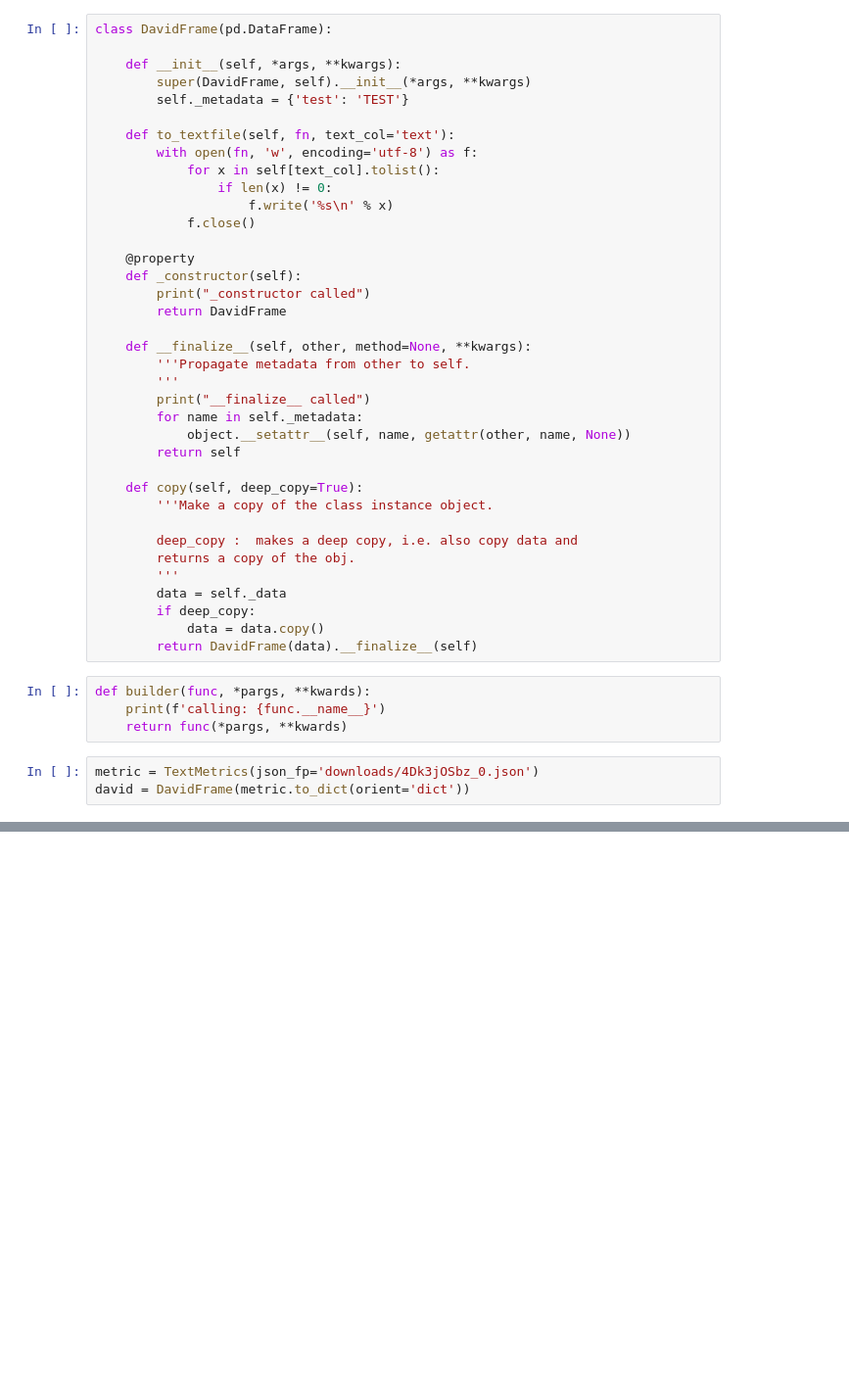
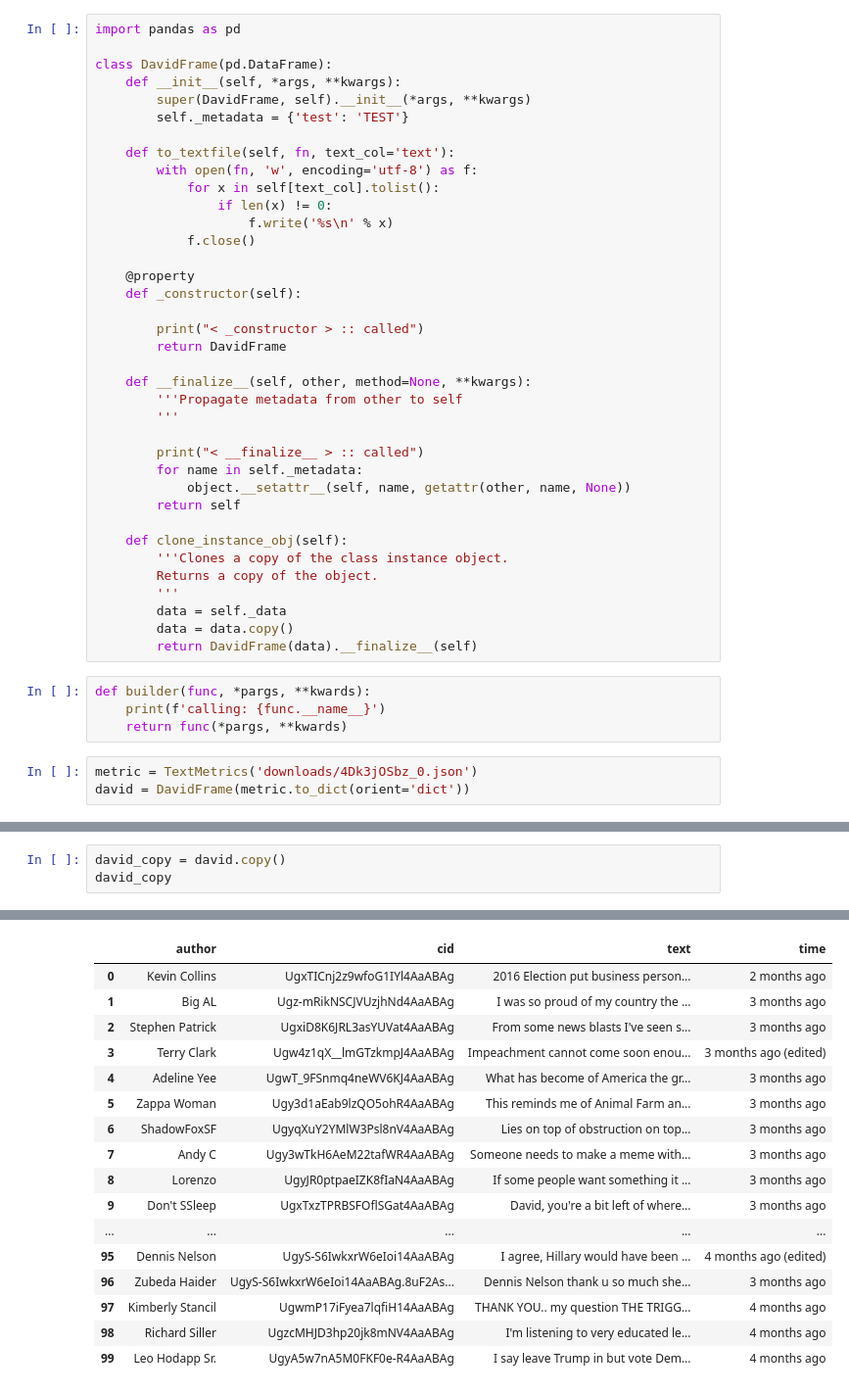
Before and after one commit to amoux/david, a Jupyter notebook: notebooks/prototyping-dataframe-classes-methods.ipynb, the cells around one changed output, grey strips where cells are left out. Shown at 98% size. Drawn from its saved outputs; the diff is of its cells as text; blank space fills up the shorter version.

```diff
--- a/notebooks/prototyping-dataframe-classes-methods.ipynb
+++ b/notebooks/prototyping-dataframe-classes-methods.ipynb
@@ -110,8 +93,9 @@ class DFClassGenerator:
 #source_code = DFClassGenerator.generate_class(metric, 'CommentsFrame')
 #print(source_code)
 # %%
+import pandas as pd
+
 class DavidFrame(pd.DataFrame):
-
     def __init__(self, *args, **kwargs):
         super(DavidFrame, self).__init__(*args, **kwargs)
         self._metadata = {'test': 'TEST'}
@@ -125,31 +109,30 @@ class DavidFrame(pd.DataFrame):
 
     @property
     def _constructor(self):
-        print("_constructor called")
+
+        print("< _constructor > :: called")
         return DavidFrame
 
     def __finalize__(self, other, method=None, **kwargs):
-        '''Propagate metadata from other to self.
+        '''Propagate metadata from other to self
         '''
-        print("__finalize__ called")
+
+        print("< __finalize__ > :: called")
         for name in self._metadata:
             object.__setattr__(self, name, getattr(other, name, None))
         return self
 
-    def copy(self, deep_copy=True):
-        '''Make a copy of the class instance object.
-
-        deep_copy :  makes a deep copy, i.e. also copy data and
-        returns a copy of the obj.
+    def clone_instance_obj(self):
+        '''Clones a copy of the class instance object.
+        Returns a copy of the object.
         '''
         data = self._data
-        if deep_copy:
-            data = data.copy()
+        data = data.copy()
         return DavidFrame(data).__finalize__(self)
 # %%
 def builder(func, *pargs, **kwards):
     print(f'calling: {func.__name__}')
     return func(*pargs, **kwards)
 # %%
-metric = TextMetrics(json_fp='downloads/4Dk3jOSbz_0.json')
+metric = TextMetrics('downloads/4Dk3jOSbz_0.json')
 david = DavidFrame(metric.to_dict(orient='dict'))
@@ -187,0 +139,4 @@ hc.interact()
+# %%
+david_copy = david.copy()
+david_copy
+# %% [output]
@@ -187,0 +154,17 @@ hc.interact()
+|  | author | cid | text | time |
+| 0 | Kevin Collins | UgxTICnj2z9wfoG1IYl4AaABAg | 2016 Election put business person... | 2 months ago |
+| 1 | Big AL | Ugz-mRikNSCJVUzjhNd4AaABAg | I was so proud of my country the ... | 3 months ago |
+| 2 | Stephen Patrick | UgxiD8K6JRL3asYUVat4AaABAg | From some news blasts I've seen s... | 3 months ago |
+| 3 | Terry Clark | Ugw4z1qX__lmGTzkmpJ4AaABAg | Impeachment cannot come soon enou... | 3 months ago (edited) |
+| 4 | Adeline Yee | UgwT_9FSnmq4neWV6KJ4AaABAg | What has become of America the gr... | 3 months ago |
+| 5 | Zappa Woman | Ugy3d1aEab9lzQO5ohR4AaABAg | This reminds me of Animal Farm an... | 3 months ago |
+| 6 | ShadowFoxSF | UgyqXuY2YMlW3Psl8nV4AaABAg | Lies on top of obstruction on top... | 3 months ago |
+| 7 | Andy C | Ugy3wTkH6AeM22tafWR4AaABAg | Someone needs to make a meme with... | 3 months ago |
+| 8 | Lorenzo | UgyJR0ptpaeIZK8fIaN4AaABAg | If some people want something it ... | 3 months ago |
+| 9 | Don't SSleep | UgxTxzTPRBSFOflSGat4AaABAg | David, you're a bit left of where... | 3 months ago |
+| ... | ... | ... | ... | ... |
+| 95 | Dennis Nelson | UgyS-S6IwkxrW6eIoi14AaABAg | I agree, Hillary would have been ... | 4 months ago (edited) |
+| 96 | Zubeda Haider | UgyS-S6IwkxrW6eIoi14AaABAg.8uF2As... | Dennis Nelson thank u so much she... | 3 months ago |
+| 97 | Kimberly Stancil | UgwmP17iFyea7lqfiH14AaABAg | THANK YOU.. my question THE TRIGG... | 4 months ago |
+| 98 | Richard Siller | UgzcMHJD3hp20jk8mNV4AaABAg | I'm listening to very educated le... | 4 months ago |
+| 99 | Leo Hodapp Sr. | UgyA5w7nA5M0FKF0e-R4AaABAg | I say leave Trump in but vote Dem... | 4 months ago |
```
Also changed, not shown: parts of 15 cells of this notebook, 9 other files.
